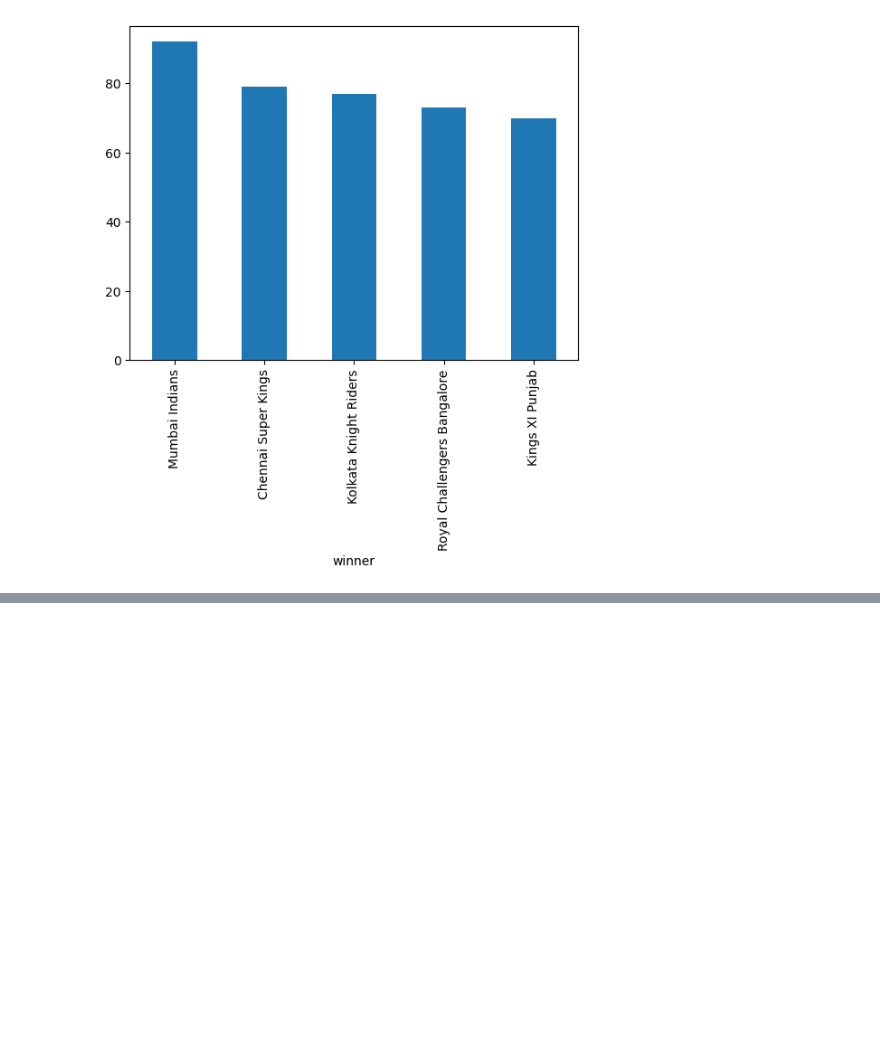
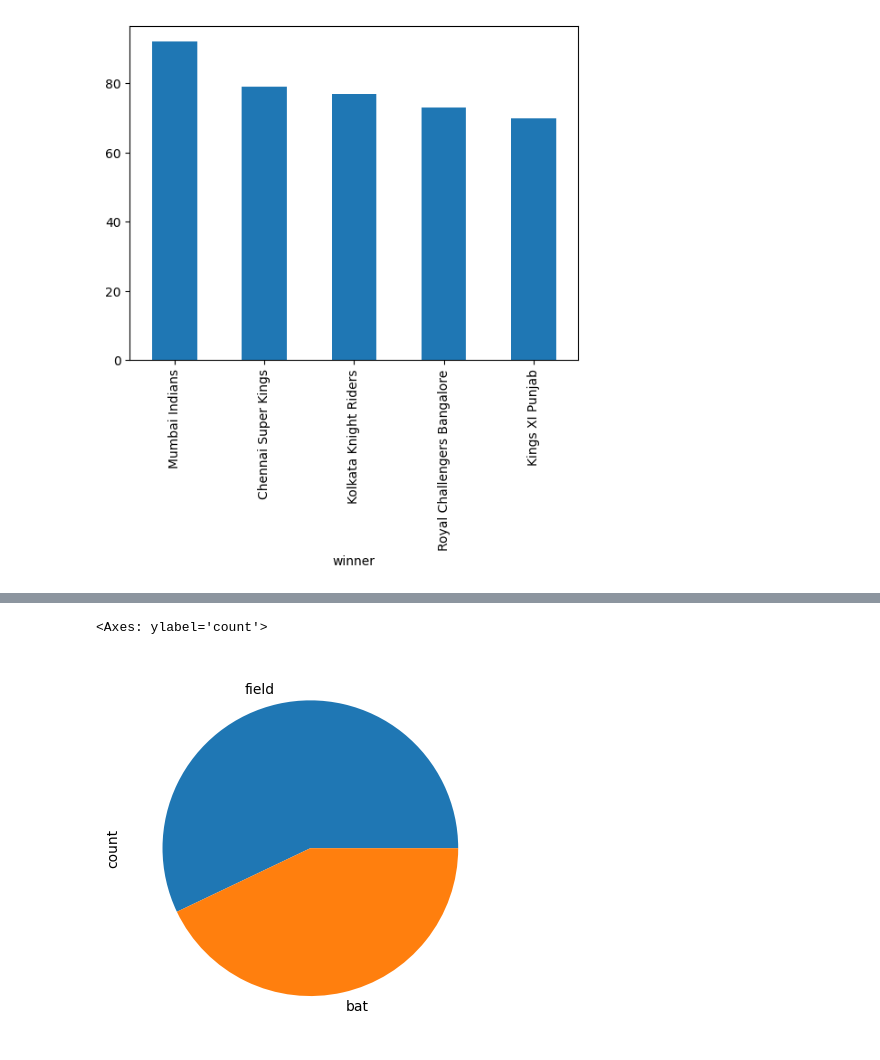
Before and after one commit to ajaykumar080286/Pandas, a Jupyter notebook: values_count.ipynb, the cells around one changed output, grey strips where cells are left out. Drawn from its saved outputs; the diff is of its cells as text; code cells hidden in the pictures; blank space fills up the shorter version.

```diff
--- a/values_count.ipynb
+++ b/values_count.ipynb
@@ -61,0 +67,5 @@ df['winner'].value_counts().head().plot(kind='bar')
+# %%
+df['toss_decision'].value_counts().plot(kind='pie')
+# %% [output]
+<Axes: ylabel='count'>
+[figure, added]
```
Also changed, not shown: parts of 3 cells of this notebook.
